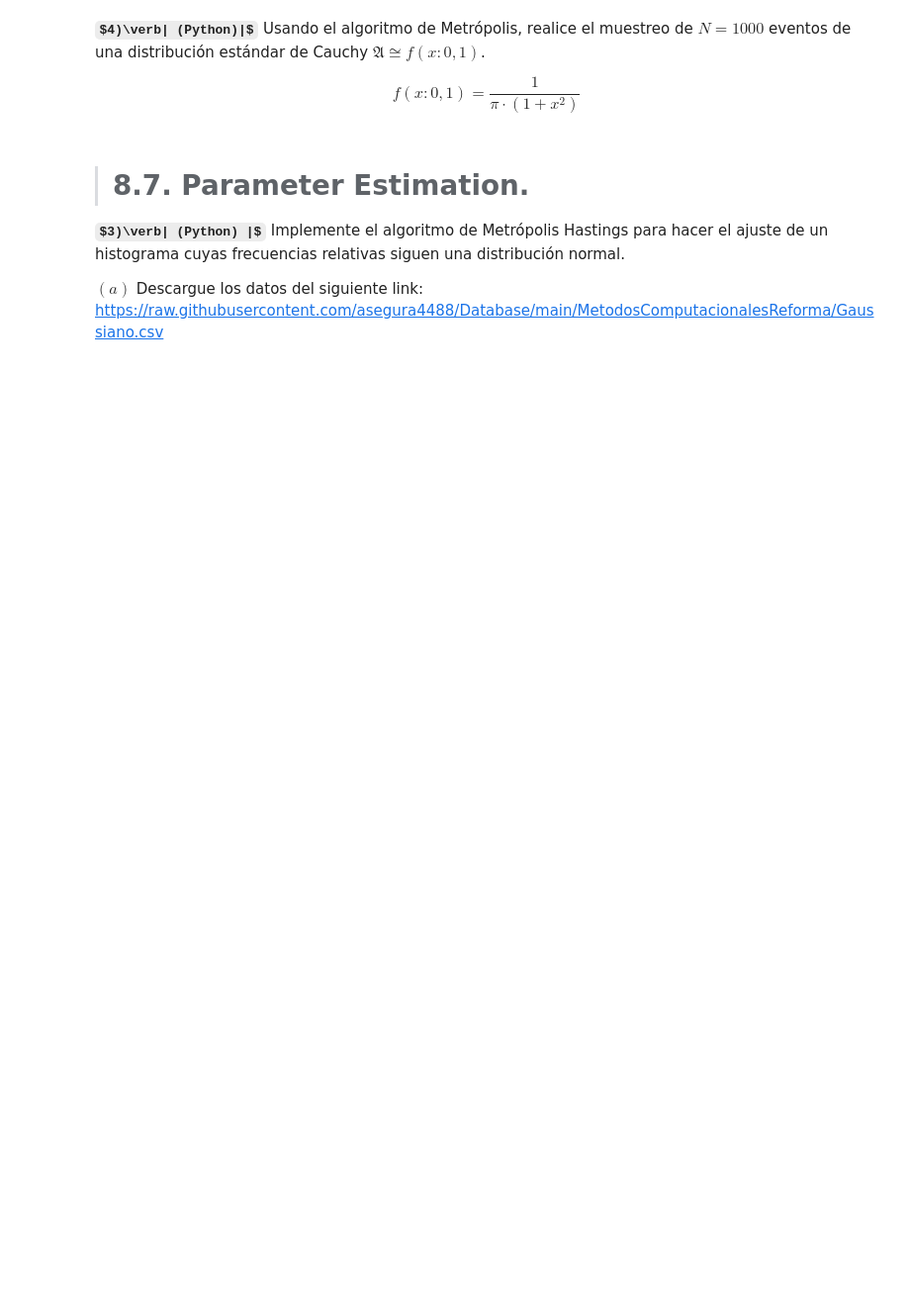
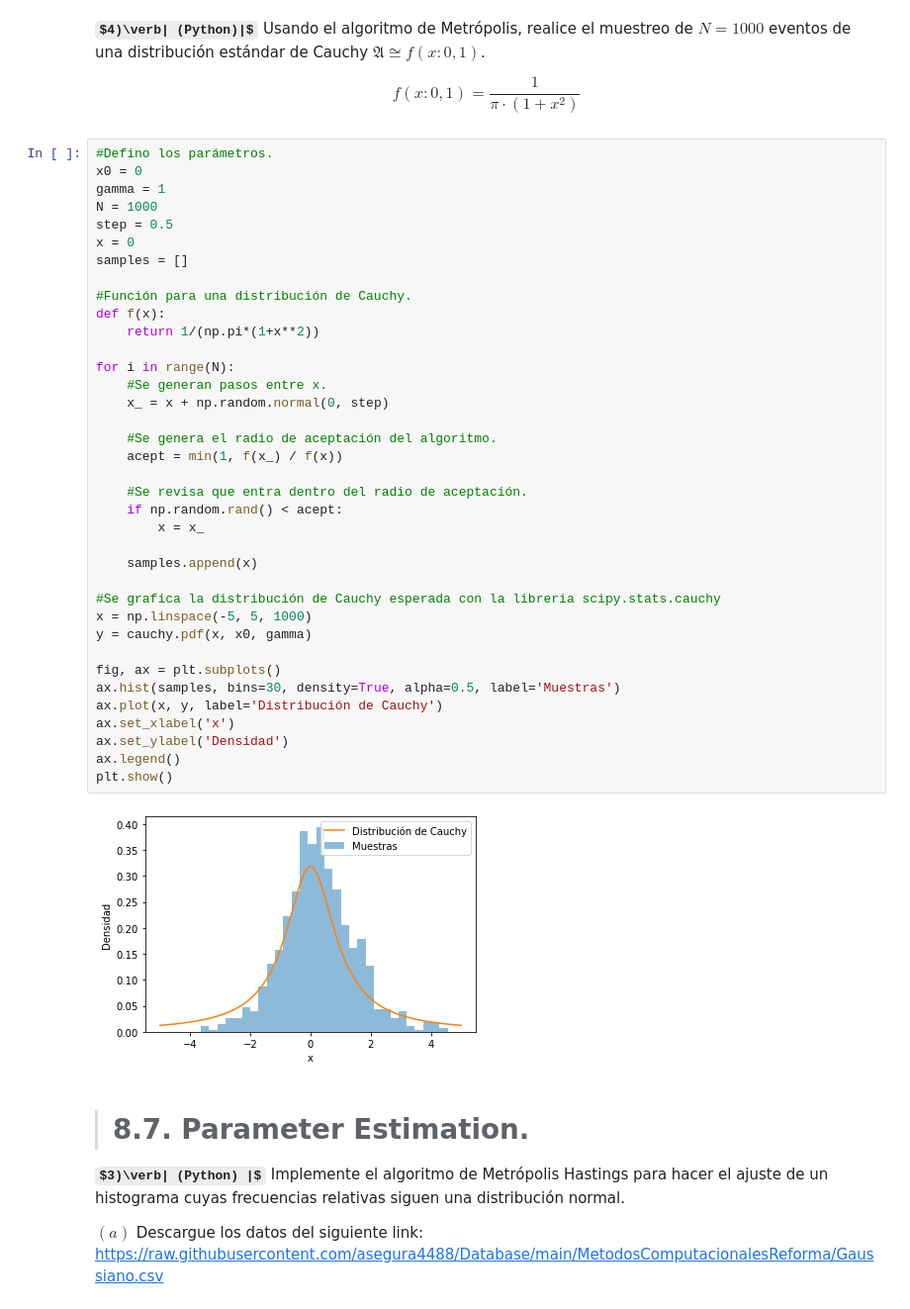
Before and after one commit to ThomasAnkhe/Metodos1_ClaudiaCuellar-ThomasAndrade, a Jupyter notebook: Cuarto Taller/Métodos_Taller4.ipynb, the cells around one changed output. Shown: that part at 99% size. Drawn from its saved outputs; the diff is of its cells as text; some formulas as TeX source; blank space fills up the shorter version.

```diff
--- a/Cuarto Taller/Métodos_Taller4.ipynb
+++ b/Cuarto Taller/Métodos_Taller4.ipynb
@@ -168,6 +513,45 @@ $$\pi(p) = \left\{
 **$4)\verb| (Python)|$** Usando el algoritmo de Metrópolis, realice el muestreo de $N = 1000$ eventos de una distribución estándar de Cauchy $\mathfrak{A} \cong f(x:0,1)$.
 
 $$f(x: 0,1) = \frac{1}{\pi \cdot (1 + x^{2})}$$
+# %%
+#Defino los parámetros.
+x0 = 0
+gamma = 1
+N = 1000
+step = 0.5
+x = 0
+samples = []
+
+#Función para una distribución de Cauchy.
+def f(x):
+    return 1/(np.pi*(1+x**2))
+
+for i in range(N):
+    #Se generan pasos entre x.
+    x_ = x + np.random.normal(0, step)
+
+    #Se genera el radio de aceptación del algoritmo.
+    acept = min(1, f(x_) / f(x))
+
+    #Se revisa que entra dentro del radio de aceptación.
+    if np.random.rand() < acept:
+        x = x_
+
+    samples.append(x)
+
+#Se grafica la distribución de Cauchy esperada con la libreria scipy.stats.cauchy
+x = np.linspace(-5, 5, 1000)
+y = cauchy.pdf(x, x0, gamma)
+
+fig, ax = plt.subplots()
+ax.hist(samples, bins=30, density=True, alpha=0.5, label='Muestras')
+ax.plot(x, y, label='Distribución de Cauchy')
+ax.set_xlabel('x')
+ax.set_ylabel('Densidad')
+ax.legend()
+plt.show()
+# %% [output]
+[figure, added]
 # %% [markdown]
 > # **8.7. Parameter Estimation.**
 
```
Also changed, not shown: parts of 68 cells of this notebook.
